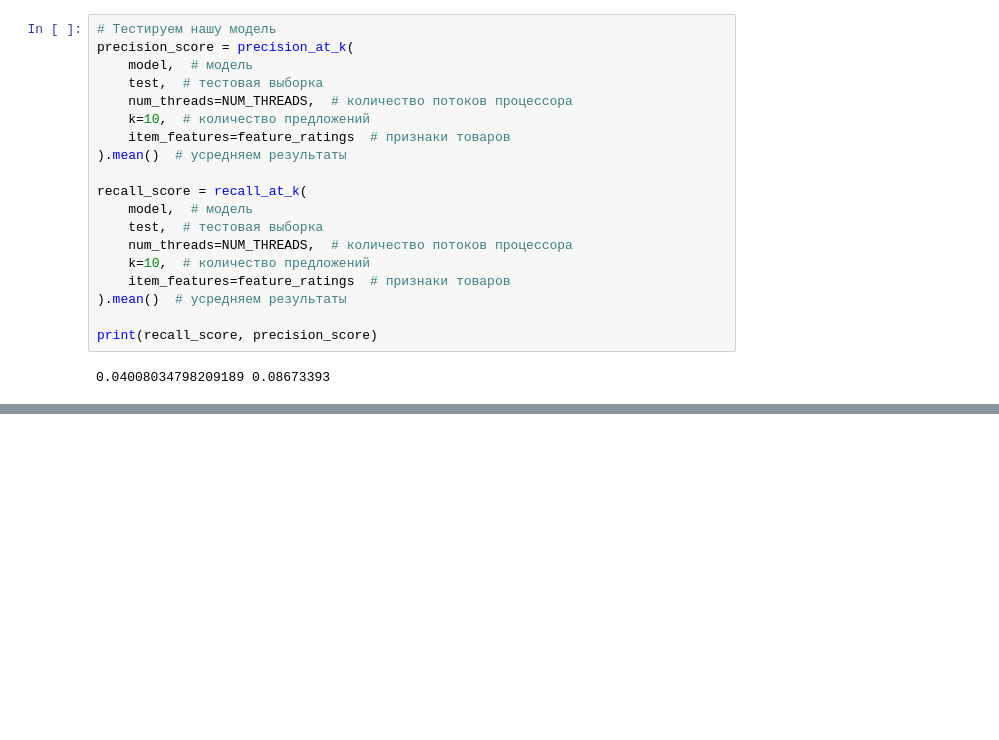
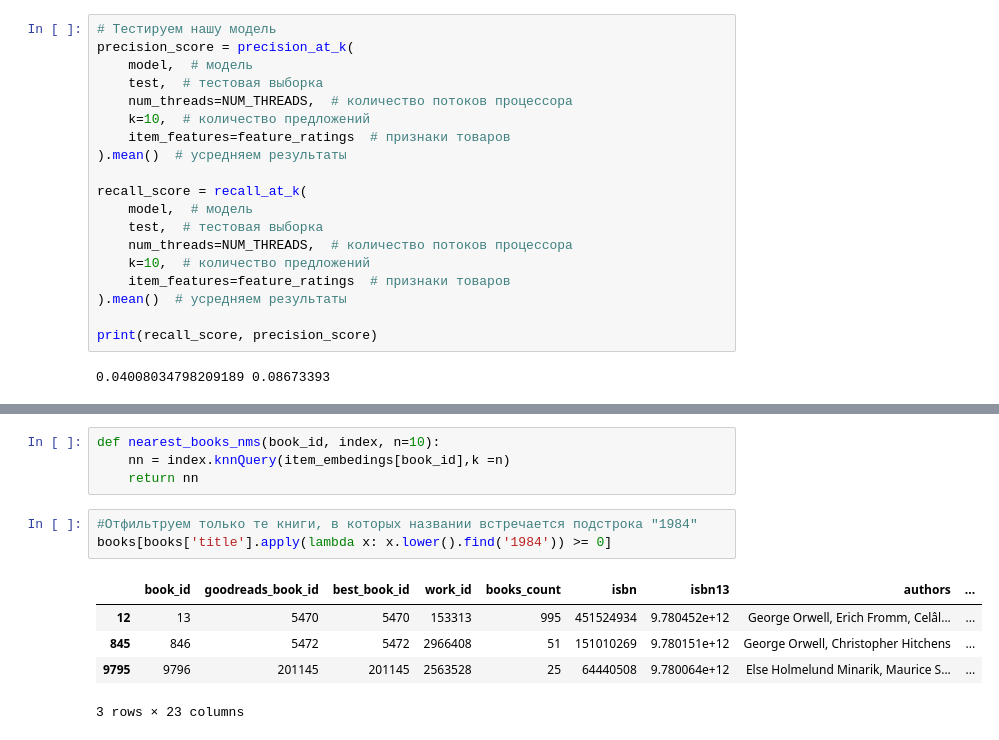
Before and after one commit to hotdonkey/data_science, a Jupyter notebook: Project_9/project.ipynb, the cells around one changed output, grey strips where cells are left out. Cells and saved outputs as stored; diff of their text form; blank space fills up the shorter version.

```diff
--- a/Project_9/project.ipynb
+++ b/Project_9/project.ipynb
@@ -134,0 +152,13 @@ with open('model.pkl', 'rb') as file:
+# %%
+def nearest_books_nms(book_id, index, n=10):
+    nn = index.knnQuery(item_embedings[book_id],k =n)
+    return nn
+# %%
+#Отфильтруем только те книги, в которых названии встречается подстрока "1984"
+books[books['title'].apply(lambda x: x.lower().find('1984')) >= 0]
+# %% [output]
+|  | book_id | goodreads_book_id | best_book_id | work_id | books_count | isbn | isbn13 | authors | ... |
+| 12 | 13 | 5470 | 5470 | 153313 | 995 | 451524934 | 9.780452e+12 | George Orwell, Erich Fromm, Celâl... | ... |
+| 845 | 846 | 5472 | 5472 | 2966408 | 51 | 151010269 | 9.780151e+12 | George Orwell, Christopher Hitchens | ... |
+| 9795 | 9796 | 201145 | 201145 | 2563528 | 25 | 64440508 | 9.780064e+12 | Else Holmelund Minarik, Maurice S... | ... |
+3 rows × 23 columns
```
Also changed, not shown: parts of 9 cells of this notebook, 2 other files.
